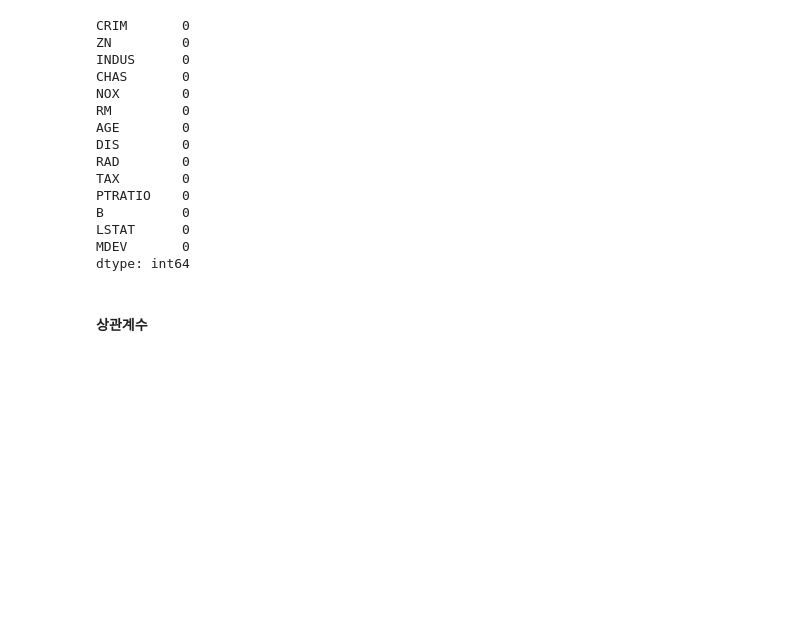
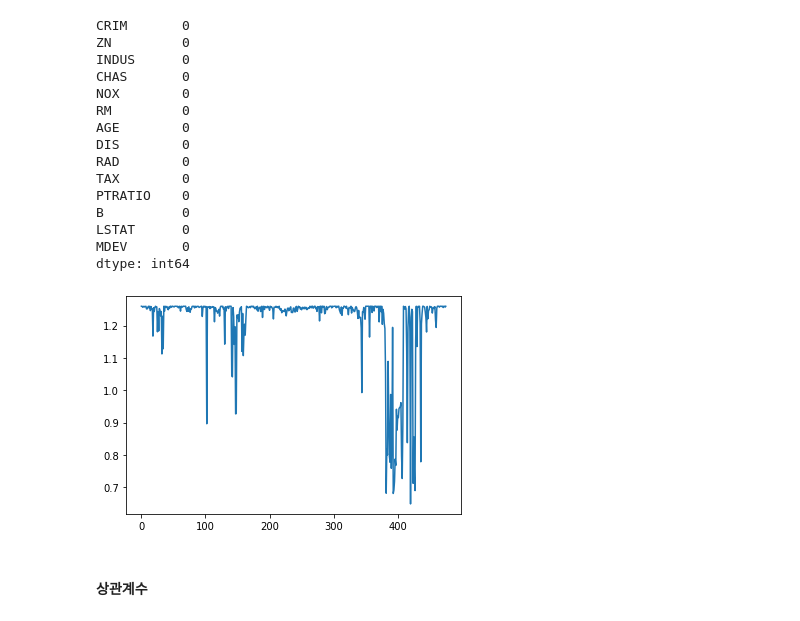
Before and after one commit to viadark/ai_ml_study, a Jupyter notebook: boston_contest/boston_baseline.ipynb, the cells around one changed output. Drawn from its saved outputs; the diff is of its cells as text; code cells hidden in the pictures; blank space fills up the shorter version.

```diff
--- a/boston_contest/boston_baseline.ipynb
+++ b/boston_contest/boston_baseline.ipynb
@@ -56,6 +133,12 @@ dtype: int64
 # %%
 data['ZN'] = data['ZN'].fillna(0)
 data['NOX'] = data['NOX'].fillna(data.NOX.mean())
+data['B'] = np.sqrt(data['B'] / 1000) + 0.63
+# %%
+pp.plot(data.index, data['B'])
+pp.show()
+# %% [output]
+[figure, added]
 # %% [markdown]
 #### 상관계수
 # %%
```
Also changed, not shown: parts of 8 cells of this notebook, 1 other file.
